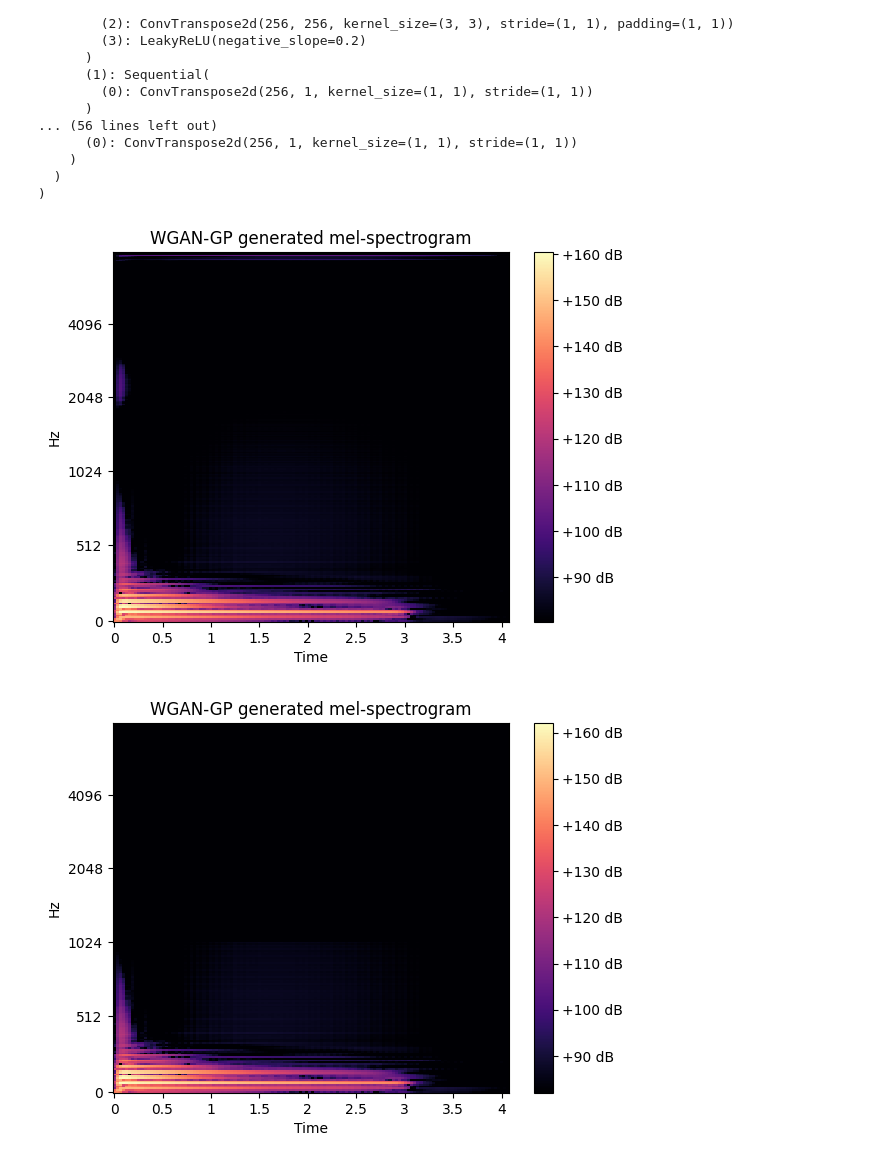
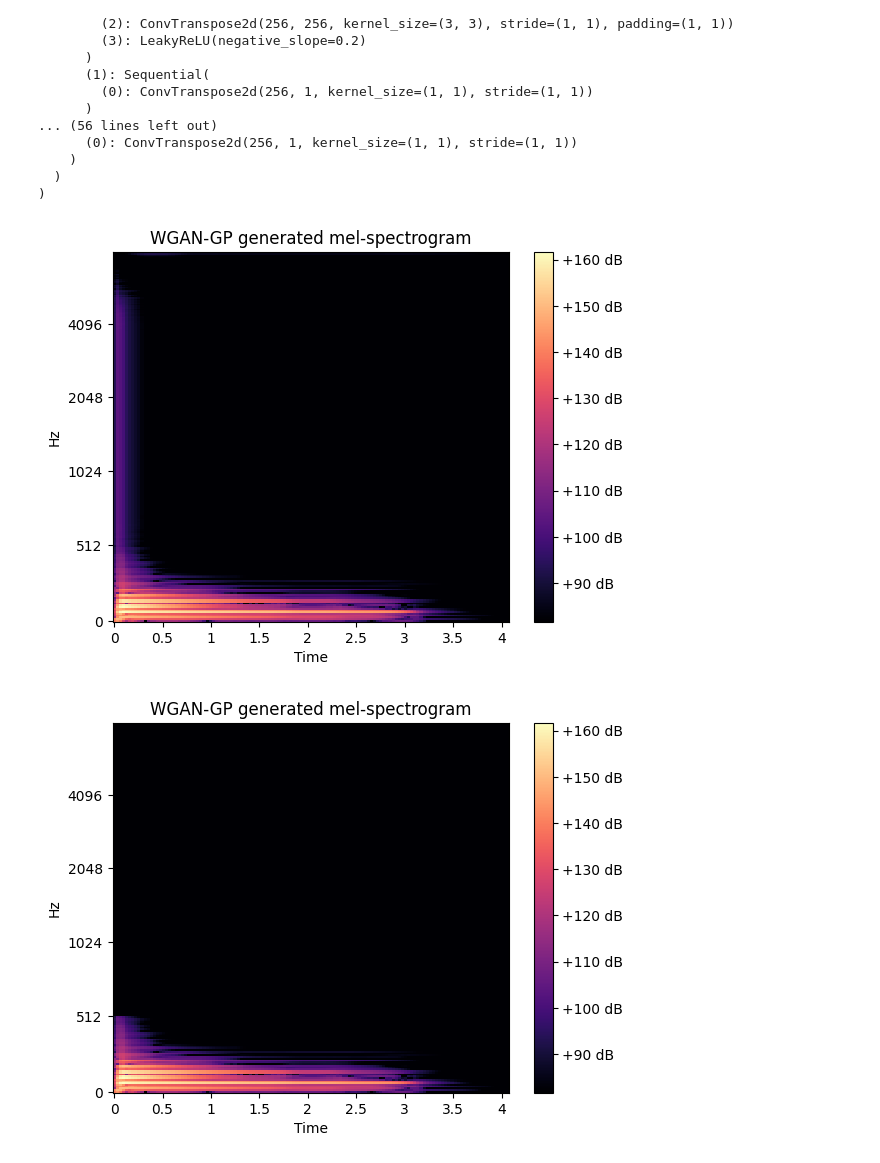
Before and after one commit to Michal2711/MusicSamplesGenerator, a Jupyter notebook: notebooks/8-test_WGAN.ipynb, the cells around one changed output. Cells and saved outputs as stored; diff of their text form; code cells hidden in the pictures.

```diff
--- a/notebooks/8-test_WGAN.ipynb
+++ b/notebooks/8-test_WGAN.ipynb
@@ -135,7 +138,7 @@ def generate_spectrogram():
         random_feature_vector = Music_WPGAN.classification_criterion.create_random_feature_vectors(b_size=1)
         random_feature_vector = random_feature_vector.view(1, -1, 1, 1).to(Music_WPGAN.device)
         # z = torch.cat((z, random_feature_vector), dim=1)
-        z = torch.cat((z, bass_feature_vector), dim=1)
+        z = torch.cat((z, keyboard_feature_vector), dim=1)
     generated_spectrogram = Music_WPGAN.generator(z)
 
     spectrogram = generated_spectrogram.cpu().detach()
@@ -146,18 +149,18 @@ def generate_spectrogram():
 spectrogram = generate_spectrogram()
 plot_spectrogram(spectrogram)
 # %% [output]
-[figure, old version]
+[figure, new version]
 # %%
 max_freq = 1024
 mel_max = librosa.hz_to_mel(max_freq)
 n_mels = spectrogram.shape[0]
 mel_freqs = librosa.mel_frequencies(n_mels=n_mels, fmax=8000)
 
-high_freq_mask = mel_freqs > 1024
+high_freq_mask = mel_freqs > 512
 
 for i in range(spectrogram.shape[1]):
     spectrogram[high_freq_mask, i] = 0
 
 plot_spectrogram(spectrogram)
 # %% [output]
-[figure, old version]
+[figure, new version]
```
Also changed, not shown: parts of 7 cells of this notebook, 24 other files.
